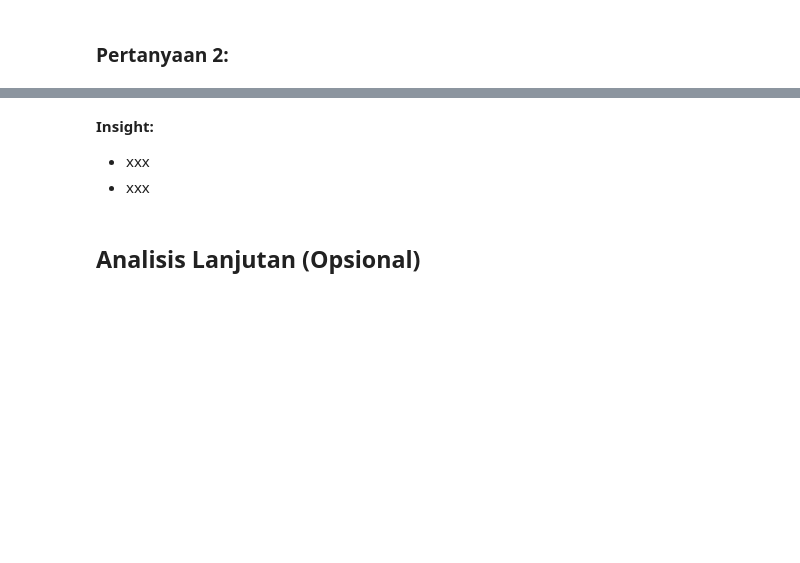
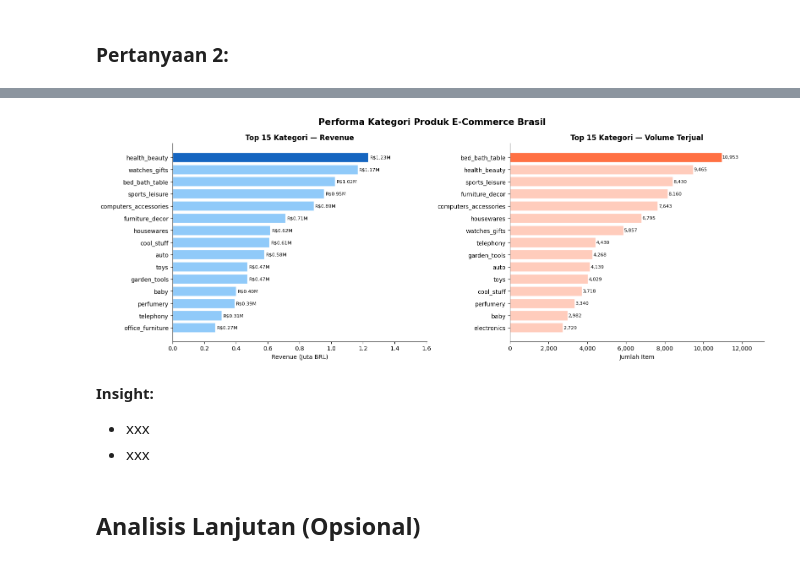
Before and after one commit to firmanadikk/frmnadk, a Jupyter notebook: Proyek_Analisis_Data.ipynb, the cells around one changed output, grey strips where cells are left out. Saved outputs shown, nothing was run; the diff lists cells and outputs as text; code cells hidden in the pictures; blank space fills up the shorter version.

```diff
--- a/Proyek_Analisis_Data.ipynb
+++ b/Proyek_Analisis_Data.ipynb
@@ -48,0 +330,19 @@
+# %%
+# ── Buat cat_stats dulu sebelum visualisasi ──
+items_full = items.merge(orders_clean[['order_id']], on='order_id', how='inner')
+items_full = items_full.merge(
+    products_clean[['product_id', 'product_category_name_english']],
+    on='product_id', how='left'
+)
+items_full['product_category_name_english'] = items_full[
+    'product_category_name_english'].fillna('Unknown')
+
+cat_stats = items_full.groupby('product_category_name_english').agg(
+    total_items=('order_item_id', 'count'),
+    total_revenue=('price', 'sum'),
+    avg_price=('price', 'mean'),
+    total_orders=('order_id', 'nunique')
+).sort_values('total_revenue', ascending=False).reset_index()
+
+print(f'cat_stats siap: {len(cat_stats)} kategori')
+print(cat_stats.head(3))
@@ -49,3 +360,36 @@
+# %%
+fig, axes = plt.subplots(1, 2, figsize=(16, 6))
+
+top15_rev = cat_stats.head(15)
+top15_vol = cat_stats.sort_values('total_items',ascending=False).head(15)
+
+ax = axes[0]
+c_rev = ['#1565C0' if i==0 else '#90CAF9' for i in range(15)]
+bars = ax.barh(top15_rev['product_category_name_english'][::-1], top15_rev['total_revenue'][::-1]/1e6, color=c_rev[::-1], edgecolor='white')
+for bar, val in zip(bars, top15_rev['total_revenue'][::-1]/1e6):
+    ax.text(bar.get_width()+0.01, bar.get_y()+bar.get_height()/2, f'R${val:.2f}M', va='center', fontsize=8)
+ax.set_title('Top 15 Kategori — Revenue', fontweight='bold', fontsize=12)
+ax.set_xlabel('Revenue (Juta BRL)')
+ax.set_xlim(0, top15_rev['total_revenue'].max()/1e6*1.3)
+ax.spines[['top','right']].set_visible(False)
+
+ax2 = axes[1]
+c_vol = ['#FF7043' if i==0 else '#FFCCBC' for i in range(15)]
+bars2 = ax2.barh(top15_vol['product_category_name_english'][::-1], top15_vol['total_items'][::-1], color=c_vol[::-1], edgecolor='white')
+for bar, val in zip(bars2, top15_vol['total_items'][::-1]):
+    ax2.text(bar.get_width()+30, bar.get_y()+bar.get_height()/2, f'{val:,}', va='center', fontsize=8)
+ax2.set_title('Top 15 Kategori — Volume Terjual', fontweight='bold', fontsize=12)
+ax2.set_xlabel('Jumlah Item')
+ax2.xaxis.set_major_formatter(mticker.FuncFormatter(lambda v,_: f'{int(v):,}'))
+ax2.set_xlim(0, top15_vol['total_items'].max()*1.2)
+ax2.spines[['top','right']].set_visible(False)
+
+plt.suptitle('Performa Kategori Produk E-Commerce Brasil', fontsize=15, fontweight='bold')
+plt.tight_layout()
+plt.savefig('viz_category.png', dpi=150, bbox_inches='tight')
+plt.show()
+# %% [output]
+[figure, added]
 # %% [markdown]
 **Insight:**
 - xxx
```
Also changed, not shown: parts of 20 cells of this notebook.
